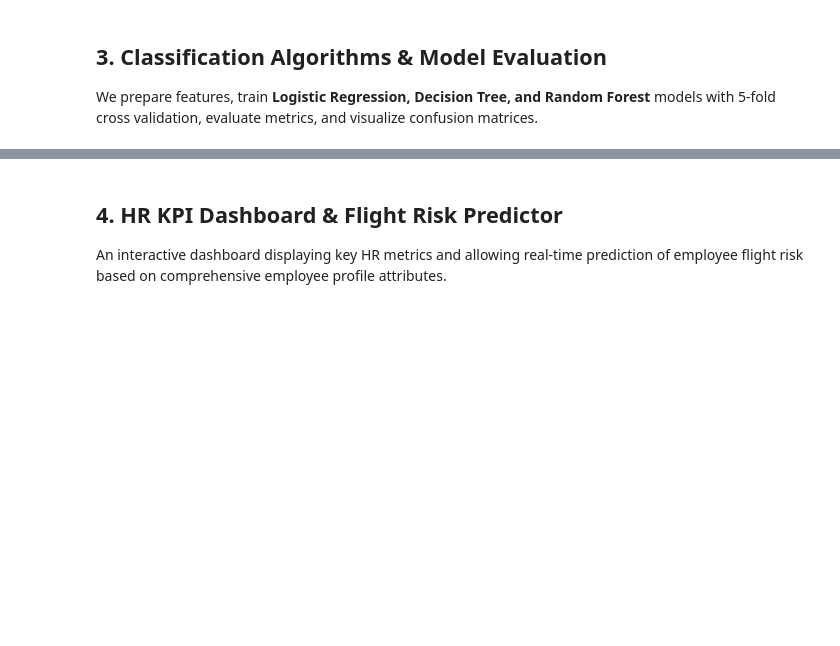
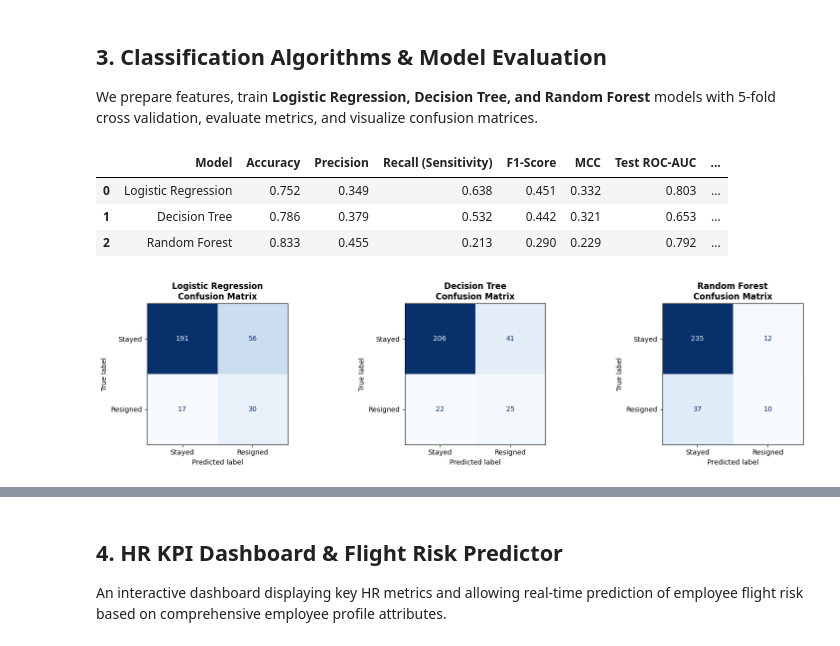
Before and after one commit to ifchandesh/employee_attrition_analysis, a Jupyter notebook: employee_attrition_analysis.ipynb, the cells around one changed output, grey strips where cells are left out. Drawn from its saved outputs; the diff is of its cells as text; code cells hidden in the pictures; blank space fills up the shorter version.

```diff
--- a/employee_attrition_analysis.ipynb
+++ b/employee_attrition_analysis.ipynb
@@ -114,28 +145,52 @@ preprocessor = ColumnTransformer([
     ('cat', OneHotEncoder(handle_unknown='ignore'), cat_cols)
 ])
 
-X_train, X_test, y_train, y_test = train_test_split(X, y, test_size=0.2, random_state=42, stratify=y)
+X_train, X_test, y_train, y_test = train_test_split(
+    X, y, test_size=0.2, random_state=42, stratify=y
+)
 
 # Train and evaluate models
 models = {
-    'Logistic Regression': LogisticRegression(class_weight='balanced', max_iter=1000, random_state=42),
-    'Decision Tree': DecisionTreeClassifier(max_depth=5, class_weight='balanced', random_state=42),
-    'Random Forest': RandomForestClassifier(n_estimators=150, max_depth=8, class_weight='balanced', random_state=42)
+    'Logistic Regression': LogisticRegression(
+        class_weight='balanced',
+        max_iter=1000,
+        random_state=42
+    ),
+    'Decision Tree': DecisionTreeClassifier(
+        max_depth=5,
+        class_weight='balanced',
+        random_state=42
+    ),
+    'Random Forest': RandomForestClassifier(
+        n_estimators=150,
+        max_depth=8,
+        class_weight='balanced',
+        random_state=42
+    )
 }
 
 results = []
 trained_pipes = {}
+
 cv = StratifiedKFold(n_splits=5, shuffle=True, random_state=42)
 
 for name, model in models.items():
-    pipe = Pipeline([('preprocessor', preprocessor), ('classifier', model)])
+
+    pipe = Pipeline([
+        ('preprocessor', preprocessor),
+        ('classifier', model)
+    ])
+
     pipe.fit(X_train, y_train)
 
     y_pred = pipe.predict(X_test)
     y_proba = pipe.predict_proba(X_test)[:, 1]
 
-    # 5-fold cross-validated ROC-AUC score
-    cv_auc = cross_val_score(pipe, X_train, y_train, cv=cv, scoring='roc_auc').mean()
+    cv_auc = cross_val_score(
+        pipe, X_train, y_train,
+        cv=cv,
+        scoring='roc_auc'
+    ).mean()
 
     results.append({
         'Model': name,
@@ -143,24 +198,52 @@ for name, model in models.items():
         'Precision': round(precision_score(y_test, y_pred), 3),
         'Recall (Sensitivity)': round(recall_score(y_test, y_pred), 3),
         'F1-Score': round(f1_score(y_test, y_pred), 3),
+        'MCC': round(matthews_corrcoef(y_test, y_pred), 3),
         'Test ROC-AUC': round(roc_auc_score(y_test, y_proba), 3),
         '5-Fold CV ROC-AUC': round(cv_auc, 3)
     })
+
     trained_pipes[name] = pipe
 
 results_df = pd.DataFrame(results)
+
+# Display model comparison
 display(results_df)
+# %% [output]
+|  | Model | Accuracy | Precision | Recall (Sensitivity) | F1-Score | MCC | Test ROC-AUC | ... |
+| 0 | Logistic Regression | 0.752 | 0.349 | 0.638 | 0.451 | 0.332 | 0.803 | ... |
+| 1 | Decision Tree | 0.786 | 0.379 | 0.532 | 0.442 | 0.321 | 0.653 | ... |
+| 2 | Random Forest | 0.833 | 0.455 | 0.213 | 0.290 | 0.229 | 0.792 | ... |
 # %%
 # Visualizing Confusion Matrices across all models
+
 fig, axes = plt.subplots(1, 3, figsize=(16, 4))
 
 for idx, (name, pipe) in enumerate(trained_pipes.items()):
+
     y_pred = pipe.predict(X_test)
+
     cm = confusion_matrix(y_test, y_pred)
-    disp = ConfusionMatrixDisplay(confusion_matrix=cm, display_labels=['Stayed', 'Resigned'])
-    disp.plot(ax=axes[idx], cmap='Blues', colorbar=False)
-    axes[idx].set_title(f"{name}\nConfusion Matrix", fontweight='bold')
+
+    disp = ConfusionMatrixDisplay(
+        confusion_matrix=cm,
+        display_labels=['Stayed', 'Resigned']
+    )
+
+    disp.plot(
+        ax=axes[idx],
+        cmap='Blues',
+        colorbar=False
+    )
+
+    axes[idx].set_title(
+        f"{name}\nConfusion Matrix",
+        fontweight='bold'
+    )
+
     axes[idx].grid(False)
 
 plt.tight_layout()
 plt.show()
+# %% [output]
+[figure, added]
```
Also changed, not shown: parts of 5 cells of this notebook.
